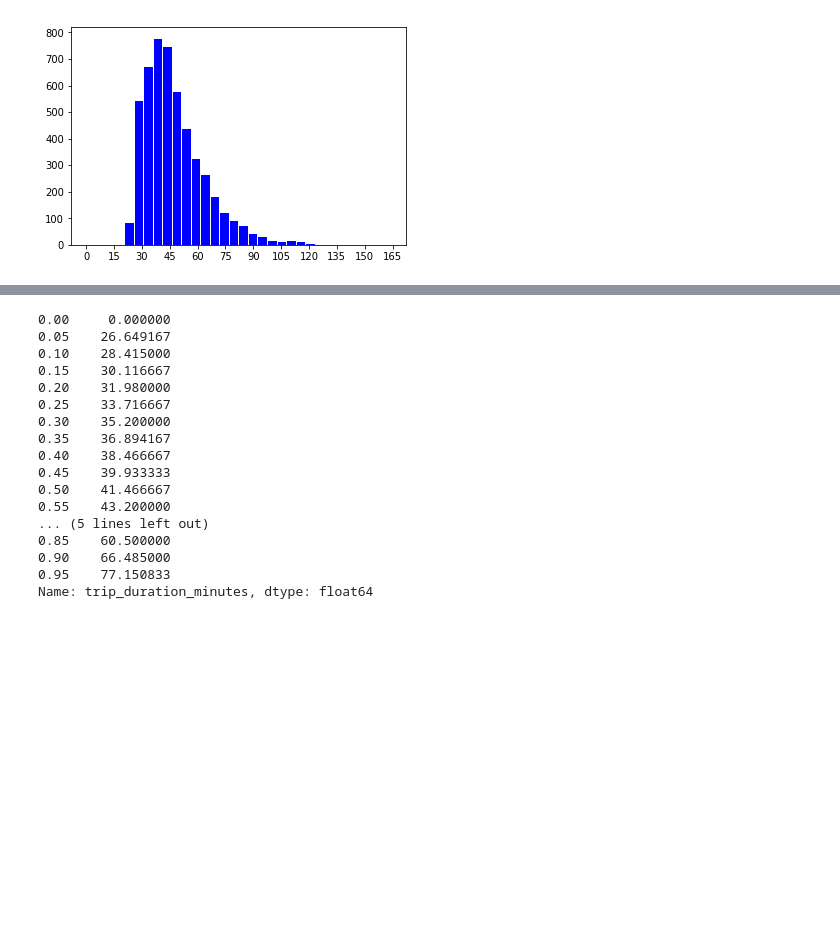
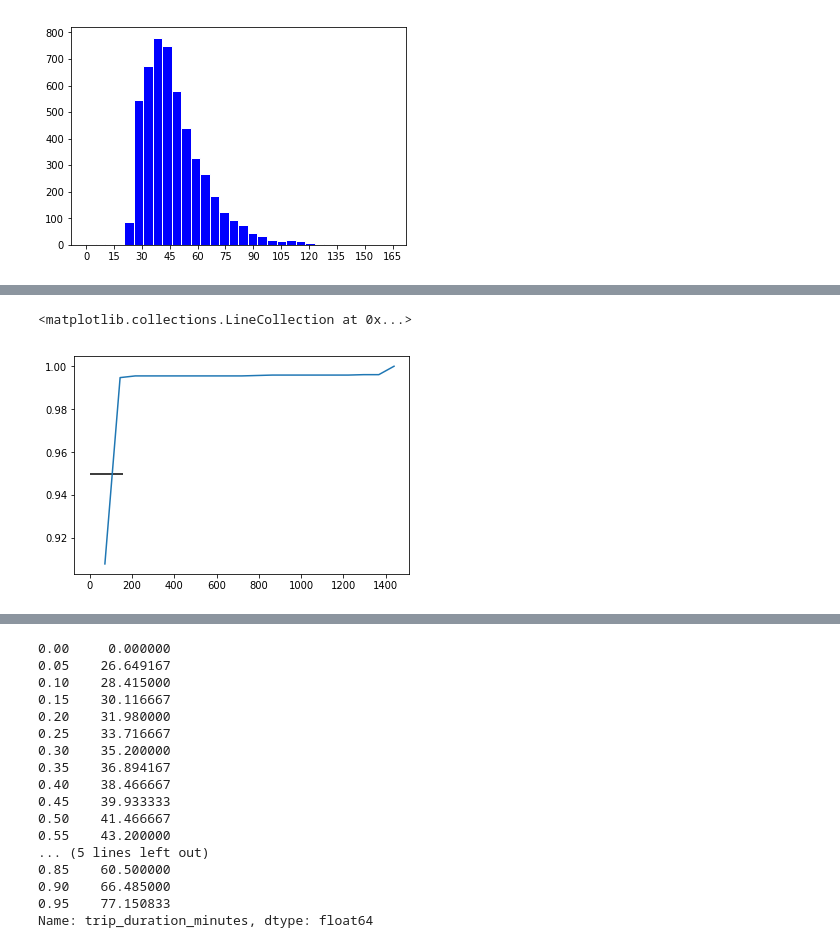
Before and after one commit to frankrefischer/nyc-taxi-to-airport, a Jupyter notebook: NYC-Taxi-Analytics.ipynb, the cells around one changed output, grey strips where cells are left out. Saved outputs shown, nothing was run; the diff lists cells and outputs as text; code cells hidden in the pictures; blank space fills up the shorter version.

```diff
--- a/NYC-Taxi-Analytics.ipynb
+++ b/NYC-Taxi-Analytics.ipynb
@@ -94,0 +171,9 @@ plt.xticks(ticks=range(0,170,15));
+# %%
+
+counts, bin_edges = np.histogram (tdm_workdays_tdm, bins=20, density=True)
+cdf = np.cumsum (counts)
+plt.plot (bin_edges[1:], cdf/cdf[-1])
+plt.hlines(xmin=0, xmax=160, y=.95)
+# %% [output]
+<matplotlib.collections.LineCollection at 0x...>
+[figure, added]
```
Also changed, not shown: parts of 23 cells of this notebook.
